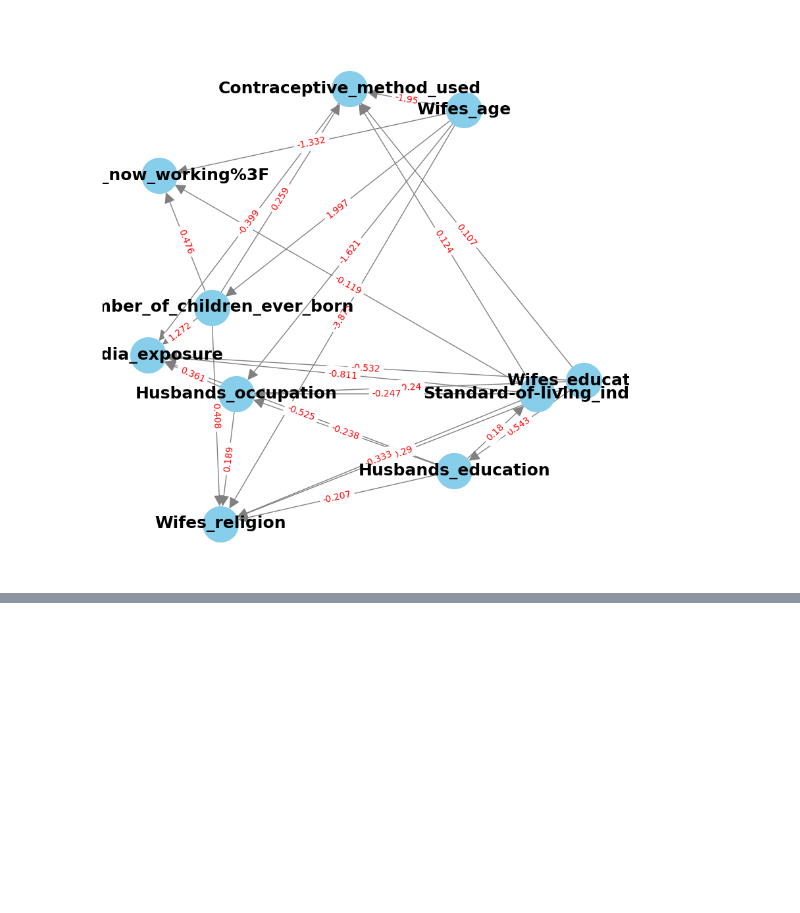
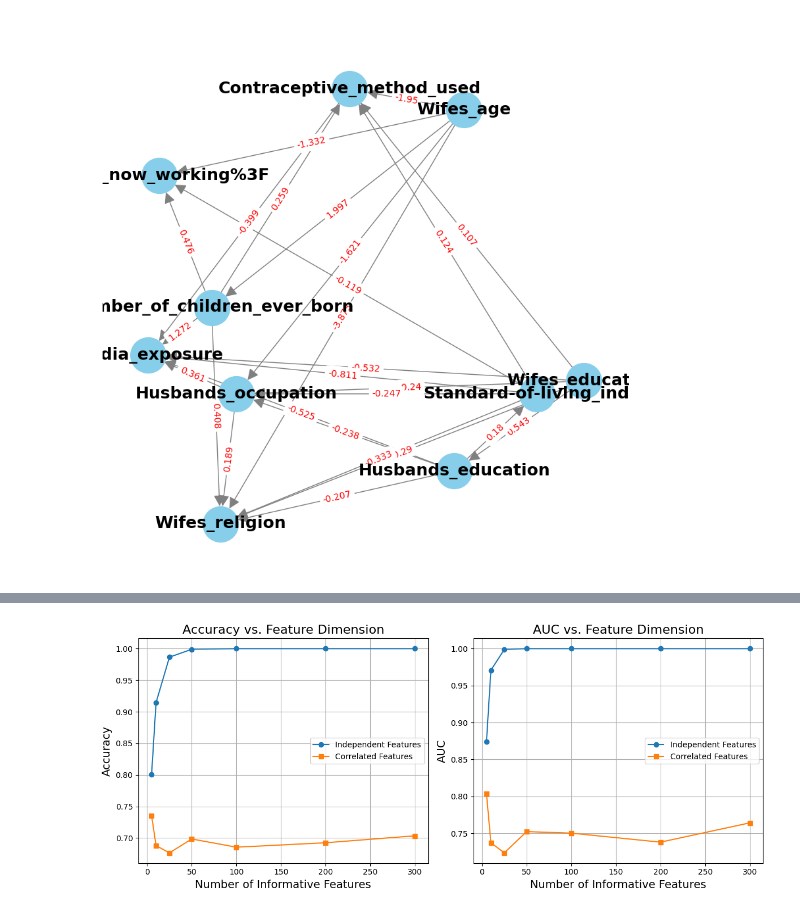
Before and after one commit to SavannahSun/Tab_TEST, a Jupyter notebook: causual.ipynb, the cells around one changed output, grey strips where cells are left out. Saved outputs shown, nothing was run; the diff lists cells and outputs as text; code cells hidden in the pictures; blank space fills up the shorter version.

```diff
--- a/causual.ipynb
+++ b/causual.ipynb
@@ -81,0 +645,45 @@ analyze_causal_relationships("data_OpenML_CC18/dataset_23.csv")
+# %%
+import matplotlib.pyplot as plt
+import numpy as np
+
+# plot default colour white
+plt.style.use("default")
+
+# 维度
+dims = [5, 10, 25, 50, 100, 200, 300]
+
+# Accuracy
+acc_indep = [0.8005, 0.9145, 0.9865, 0.9990, 1.0000, 1.0000, 1.0000]
+acc_corr = [0.7355, 0.6880, 0.6765, 0.6985, 0.6855, 0.6925, 0.7035]
+
+# AUC
+auc_indep = [0.8740, 0.9708, 0.9989, 1.0000, 1.0000, 1.0000, 1.0000]
+auc_corr = [0.8039, 0.7372, 0.7235, 0.7523, 0.7502, 0.7380, 0.7641]
+
+# 绘图
+plt.figure(figsize=(12, 5))
+
+# Accuracy 曲线
+plt.subplot(1, 2, 1)
+plt.plot(dims, acc_indep, marker='o', label='Independent Features')
+plt.plot(dims, acc_corr, marker='s', label='Correlated Features')
+plt.xlabel("Number of Informative Features", fontsize=14)
+plt.ylabel("Accuracy", fontsize=14)
+plt.title("Accuracy vs. Feature Dimension", fontsize=16)
+plt.legend()
+plt.grid(True)
+
+# AUC 曲线
+plt.subplot(1, 2, 2)
+plt.plot(dims, auc_indep, marker='o', label='Independent Features')
+plt.plot(dims, auc_corr, marker='s', label='Correlated Features')
+plt.xlabel("Number of Informative Features", fontsize=14)
+plt.ylabel("AUC", fontsize=14)
+plt.title("AUC vs. Feature Dimension", fontsize=16)
+plt.legend()
+plt.grid(True)
+
+plt.tight_layout()
+plt.show()
+# %% [output]
+[figure, added]
```
Also changed, not shown: parts of 14 cells of this notebook, 4 other files.
